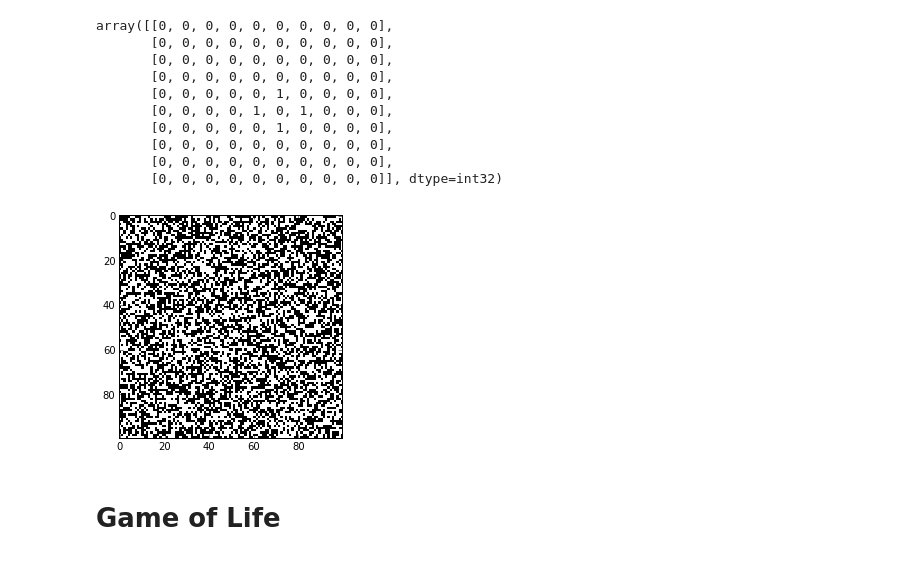
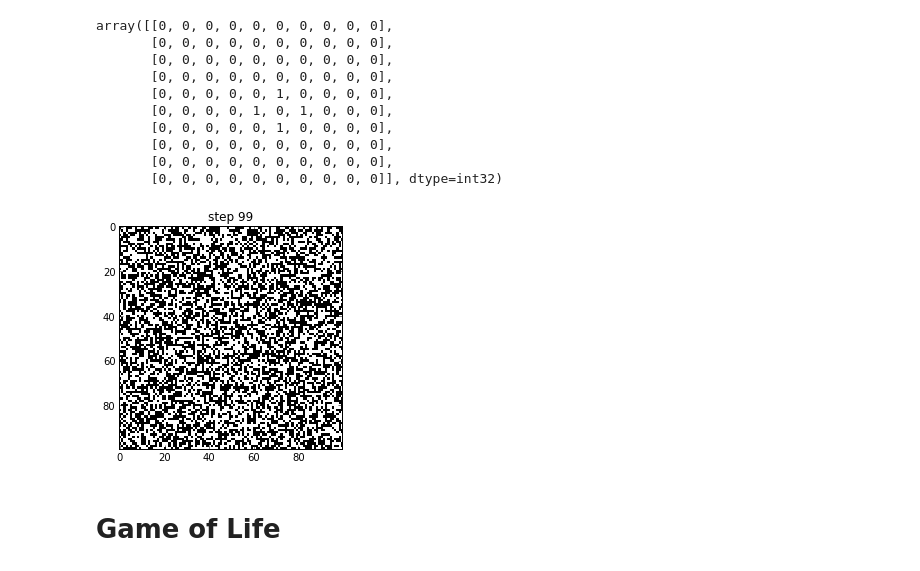
Before and after one commit to tmbdev-teaching/teaching-simso, a Jupyter notebook: 40-cellular-automata.ipynb, the cells around one changed output. Drawn from its saved outputs; the diff is of its cells as text; code cells hidden in the pictures.

```diff
--- a/40-cellular-automata.ipynb
+++ b/40-cellular-automata.ipynb
@@ -64,8 +71,26 @@ def animate2d(a,update,t=0.1,steps=100,every=1):
+# %%
+def animate(sequence,t=0.1,steps=100,every=1):
+    gray()
+    f, ax = plt.subplots()
+    for i,a in enumerate(sequence):
+      if i>=steps: break
+      if i%every!=0: continue
+      ax.imshow(a,interpolation='nearest')
+      ax.set_title("step %d"%i)
+      time.sleep(t)
+      clear_output()
+      display(f)
+      ax.cla()
+    plt.close()
+def recur(a,f,n=1000000):
+    for i in range(n):
+        yield a
+        a = f(a)
 # %%
 a = (rand(100,100)>0.9)
-animate2d(a,parity_step)
+animate(recur(a,parity_step))
 # %% [output]
-[figure, old version]
+[figure, new version]
 # %% [markdown]
 # Game of Life
 # %% [markdown]
```
Also changed, not shown: parts of 26 cells of this notebook.
